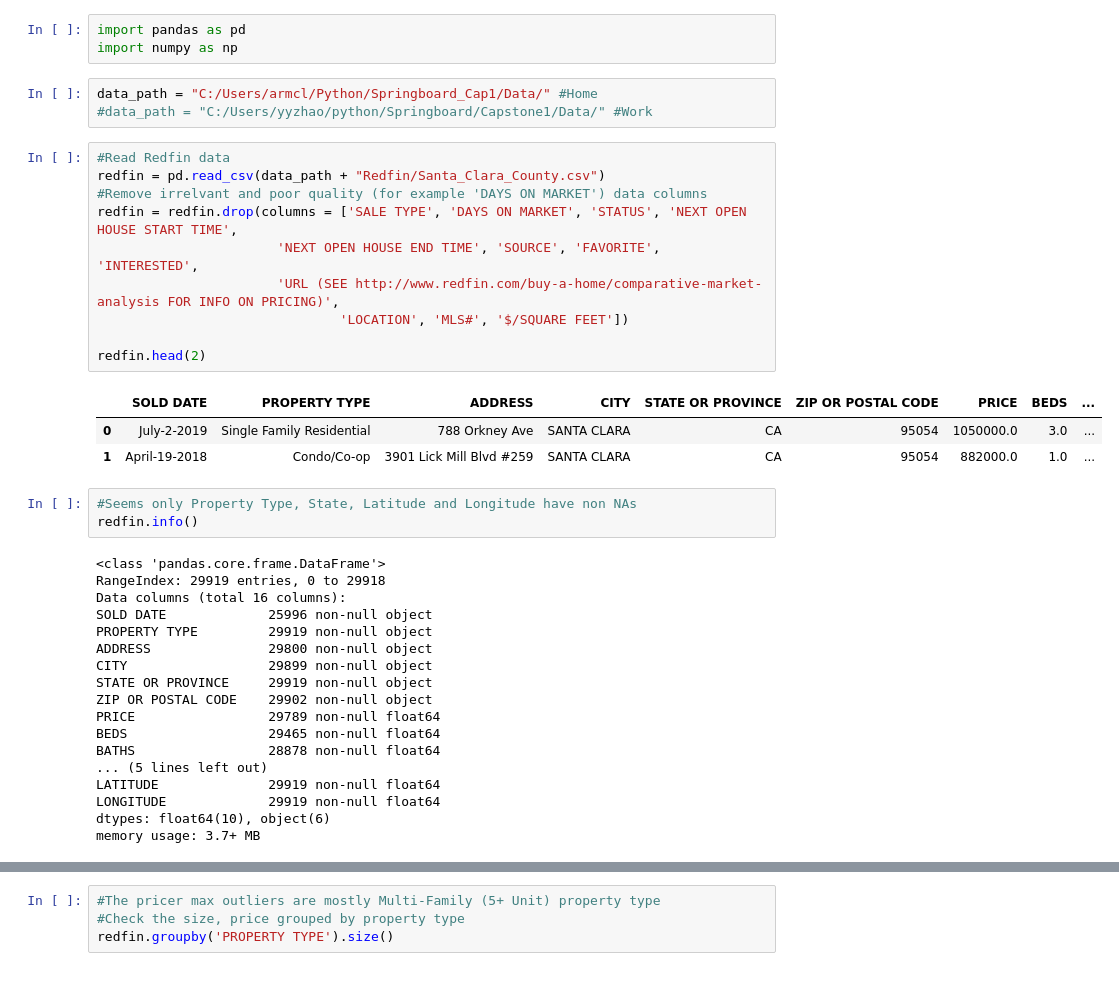
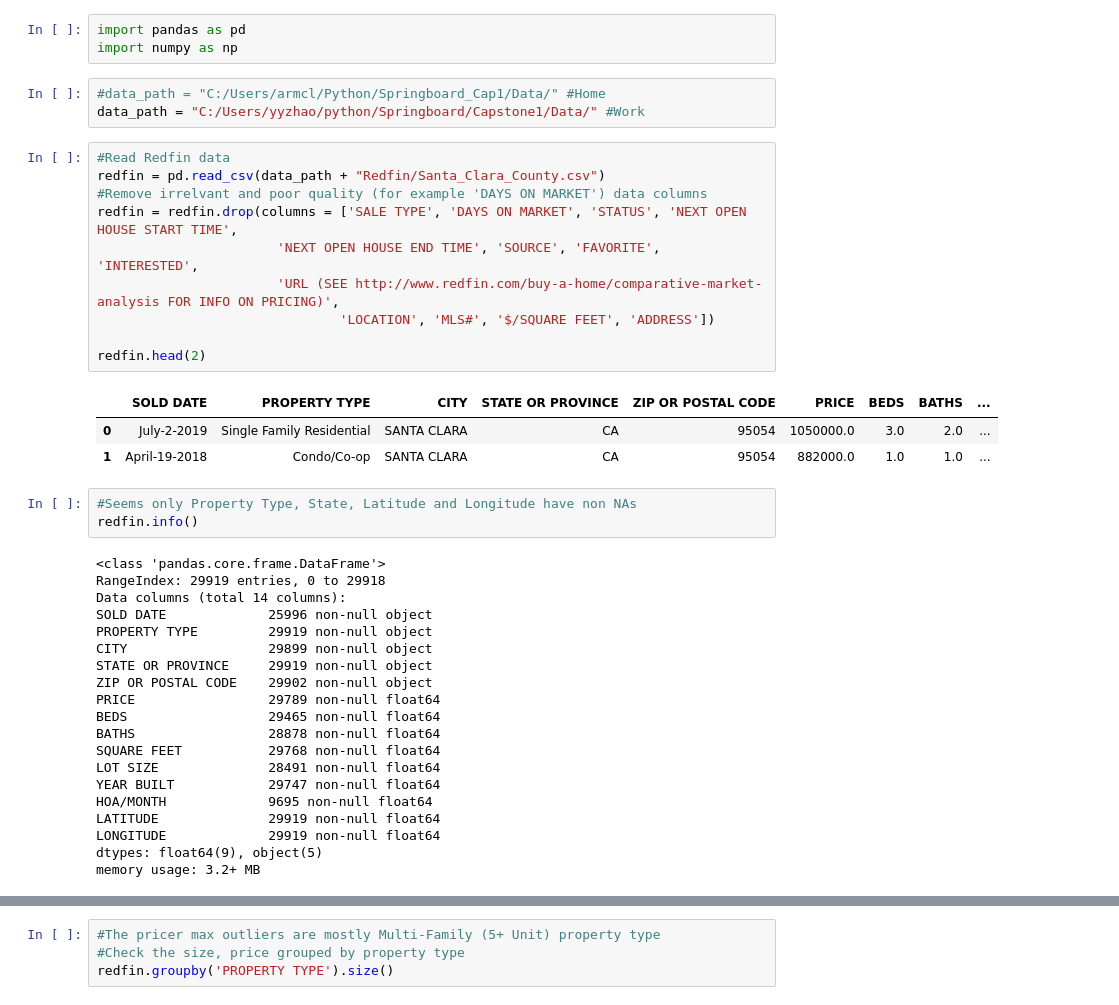
Before and after one commit to Armclimber/Projects, a Jupyter notebook: Capstone1/Data Wrangling.ipynb, the cells around one changed output, grey strips where cells are left out. Cells and saved outputs as stored; diff of their text form.

```diff
--- a/Capstone1/Data Wrangling.ipynb
+++ b/Capstone1/Data Wrangling.ipynb
@@ -2,43 +2,45 @@
 import pandas as pd
 import numpy as np
 # %%
-data_path = "C:/Users/armcl/Python/Springboard_Cap1/Data/" #Home
-#data_path = "C:/Users/yyzhao/python/Springboard/Capstone1/Data/" #Work
+#data_path = "C:/Users/armcl/Python/Springboard_Cap1/Data/" #Home
+data_path = "C:/Users/yyzhao/python/Springboard/Capstone1/Data/" #Work
 # %%
 #Read Redfin data
 redfin = pd.read_csv(data_path + "Redfin/Santa_Clara_County.csv")
 #Remove irrelvant and poor quality (for example 'DAYS ON MARKET') data columns
 redfin = redfin.drop(columns = ['SALE TYPE', 'DAYS ON MARKET', 'STATUS', 'NEXT OPEN HOUSE START TIME',
                        'NEXT OPEN HOUSE END TIME', 'SOURCE', 'FAVORITE', 'INTERESTED',
                        'URL (SEE http://www.redfin.com/buy-a-home/comparative-market-analysis FOR INFO ON PRICING)',
-                               'LOCATION', 'MLS#', '$/SQUARE FEET'])
+                               'LOCATION', 'MLS#', '$/SQUARE FEET', 'ADDRESS'])
 
 redfin.head(2)
 # %% [output]
-|  | SOLD DATE | PROPERTY TYPE | ADDRESS | CITY | STATE OR PROVINCE | ZIP OR POSTAL CODE | PRICE | BEDS | ... |
-| 0 | July-2-2019 | Single Family Residential | 788 Orkney Ave | SANTA CLARA | CA | 95054 | 1050000.0 | 3.0 | ... |
-| 1 | April-19-2018 | Condo/Co-op | 3901 Lick Mill Blvd #259 | SANTA CLARA | CA | 95054 | 882000.0 | 1.0 | ... |
+|  | SOLD DATE | PROPERTY TYPE | CITY | STATE OR PROVINCE | ZIP OR POSTAL CODE | PRICE | BEDS | BATHS | ... |
+| 0 | July-2-2019 | Single Family Residential | SANTA CLARA | CA | 95054 | 1050000.0 | 3.0 | 2.0 | ... |
+| 1 | April-19-2018 | Condo/Co-op | SANTA CLARA | CA | 95054 | 882000.0 | 1.0 | 1.0 | ... |
 # %%
 #Seems only Property Type, State, Latitude and Longitude have non NAs
 redfin.info()
 # %% [output]
 <class 'pandas.core.frame.DataFrame'>
 RangeIndex: 29919 entries, 0 to 29918
-Data columns (total 16 columns):
+Data columns (total 14 columns):
 SOLD DATE             25996 non-null object
 PROPERTY TYPE         29919 non-null object
-ADDRESS               29800 non-null object
 CITY                  29899 non-null object
 STATE OR PROVINCE     29919 non-null object
 ZIP OR POSTAL CODE    29902 non-null object
 PRICE                 29789 non-null float64
 BEDS                  29465 non-null float64
 BATHS                 28878 non-null float64
-... (5 lines left out)
+SQUARE FEET           29768 non-null float64
+LOT SIZE              28491 non-null float64
+YEAR BUILT            29747 non-null float64
+HOA/MONTH             9695 non-null float64
 LATITUDE              29919 non-null float64
 LONGITUDE             29919 non-null float64
-dtypes: float64(10), object(6)
-memory usage: 3.7+ MB
+dtypes: float64(9), object(5)
+memory usage: 3.2+ MB
 # %%
 redfin.describe()
 #Observations of data issues
```
Also changed, not shown: parts of 8 cells of this notebook.
